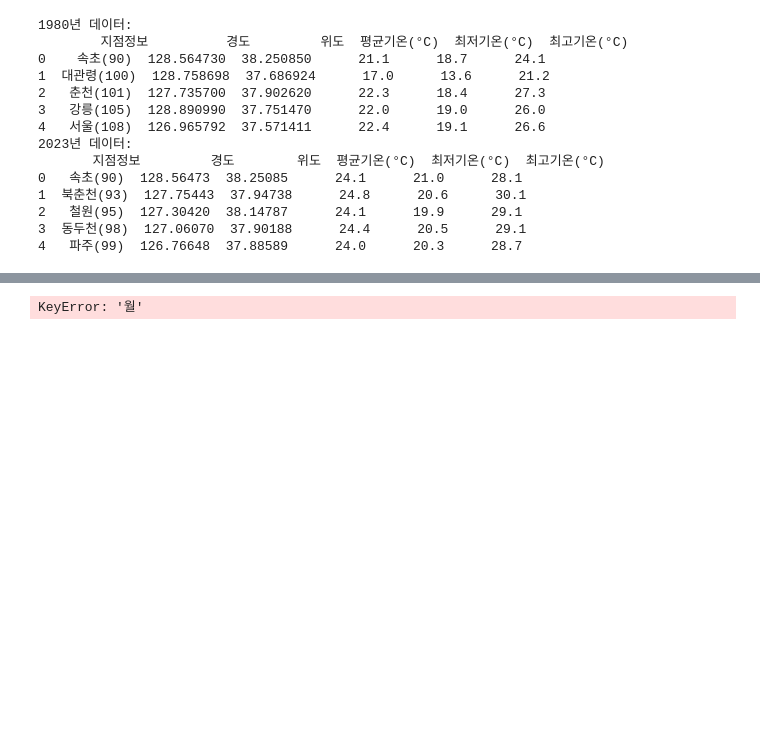
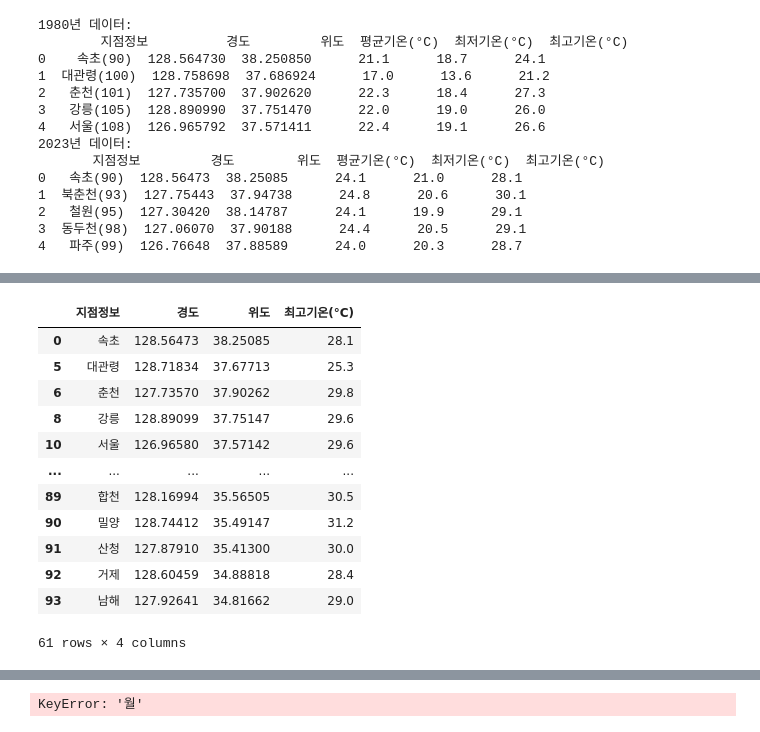
Before and after one commit to Songsungsang/Smart_Factory_Project_Data_Analysis, a Jupyter notebook: heat_map.ipynb, the cells around one changed output, grey strips where cells are left out. Cells and saved outputs as stored; diff of their text form; code cells hidden in the pictures; blank space fills up the shorter version.

```diff
--- a/heat_map.ipynb
+++ b/heat_map.ipynb
@@ -33,0 +178,16 @@ print("2023년 데이터:\n", data_2023.head())
+# %%
+max_2023_filtered
+# %% [output]
+|  | 지점정보 | 경도 | 위도 | 최고기온(°C) |
+| 0 | 속초 | 128.56473 | 38.25085 | 28.1 |
+| 5 | 대관령 | 128.71834 | 37.67713 | 25.3 |
+| 6 | 춘천 | 127.73570 | 37.90262 | 29.8 |
+| 8 | 강릉 | 128.89099 | 37.75147 | 29.6 |
+| 10 | 서울 | 126.96580 | 37.57142 | 29.6 |
+| ... | ... | ... | ... | ... |
+| 89 | 합천 | 128.16994 | 35.56505 | 30.5 |
+| 90 | 밀양 | 128.74412 | 35.49147 | 31.2 |
+| 91 | 산청 | 127.87910 | 35.41300 | 30.0 |
+| 92 | 거제 | 128.60459 | 34.88818 | 28.4 |
+| 93 | 남해 | 127.92641 | 34.81662 | 29.0 |
+61 rows × 4 columns
```
Also changed, not shown: parts of 15 cells of this notebook, 2 other files.
